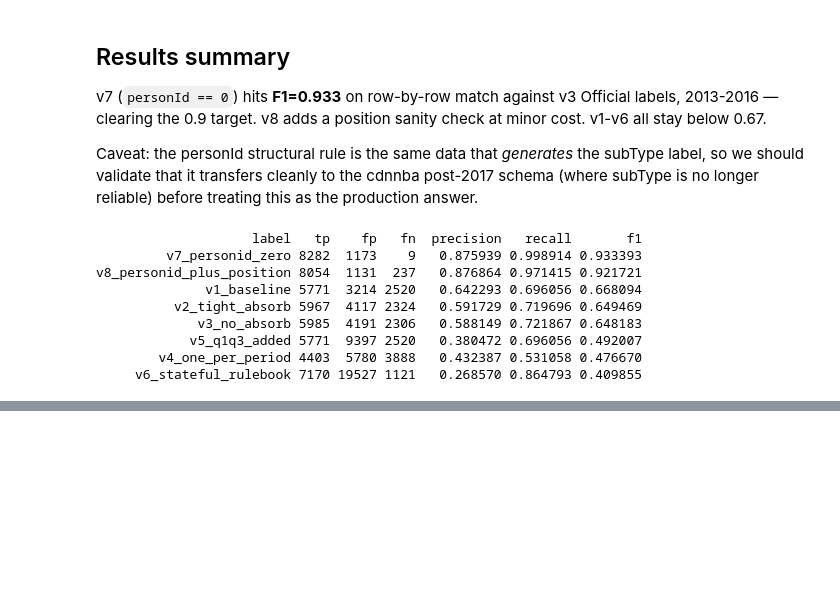
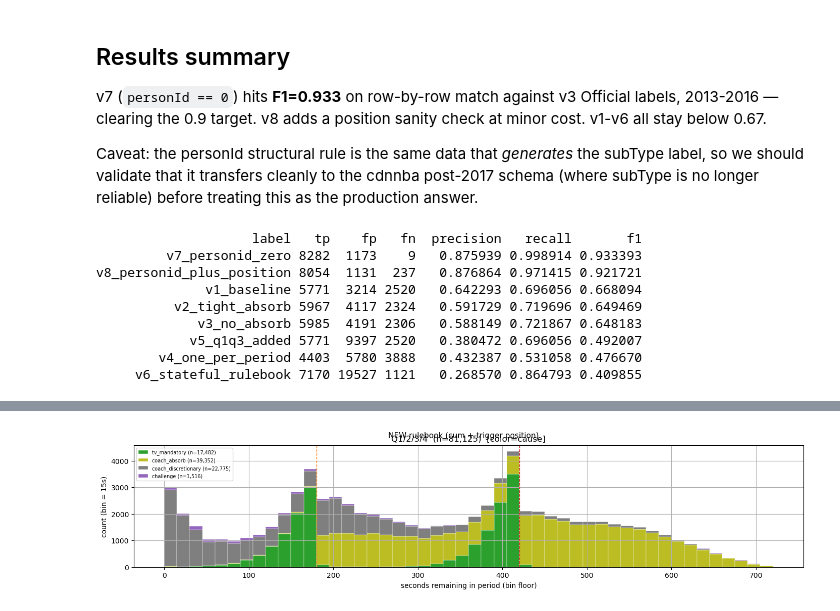
Before and after one commit to akseldkw07/NBA-Timeout-Impact, a Jupyter notebook: Notebooks/data-validation/tv-validation-injection-auto-claude.ipynb, the cells around one changed output, grey strips where cells are left out. Saved outputs shown, nothing was run; the diff lists cells and outputs as text; code cells hidden in the pictures; blank space fills up the shorter version.

```diff
--- a/Notebooks/data-validation/tv-validation-injection-auto-claude.ipynb
+++ b/Notebooks/data-validation/tv-validation-injection-auto-claude.ipynb
@@ -271,0 +409,6 @@ v8_personid_plus_position 8054  1131  237   0.876864 0.971415 0.921721
+# %%
+fig_new, _ = TimeoutInjectionPlots.plot_role_vs_sr(ds, combine_periods=True, color_by="cause")
+fig_new.suptitle("NEW rulebook (cum + trigger position)", y=1.02, fontsize=11)
+fig_new
+# %% [output]
+[figure, added]
```
Also changed, not shown: parts of 9 cells of this notebook, 5 other files.
